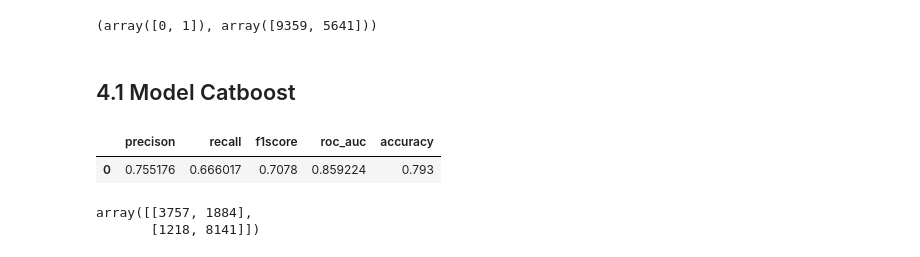
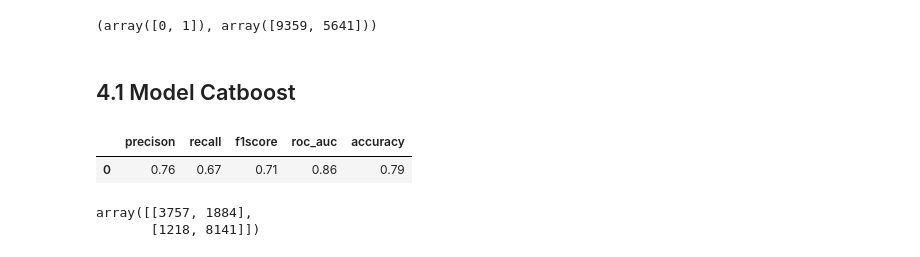
Before and after one commit to yoyo6022/Springboard-hands-on-project, a Jupyter notebook: ultimate_challenge/Ultimate_Challenge.ipynb, the cells around one changed output. Drawn from its saved outputs; the diff is of its cells as text; code cells hidden in the pictures.

```diff
--- a/ultimate_challenge/Ultimate_Challenge.ipynb
+++ b/ultimate_challenge/Ultimate_Challenge.ipynb
@@ -1278,11 +1275,11 @@ roc_auc = roc_auc_score(y_test, ypred_proba)
 
 accuracy = round(accuracy_score(y_test,y_pred),3)
 # %%
-pd.DataFrame([precision, recall, f1score, roc_auc, accuracy],
-                       index=['precison','recall','f1score','roc_auc', 'accuracy']).T
+round(pd.DataFrame([precision, recall, f1score, roc_auc, accuracy],
+                       index=['precison','recall','f1score','roc_auc', 'accuracy']),2).T
 # %% [output]
 |  | precison | recall | f1score | roc_auc | accuracy |
-| 0 | 0.755176 | 0.666017 | 0.7078 | 0.859224 | 0.793 |
+| 0 | 0.76 | 0.67 | 0.71 | 0.86 | 0.79 |
 # %%
 from sklearn.metrics import confusion_matrix
 confusion_matrix(y_test,  y_pred, labels=[1,0])
```
Also changed, not shown: parts of 9 cells of this notebook.
